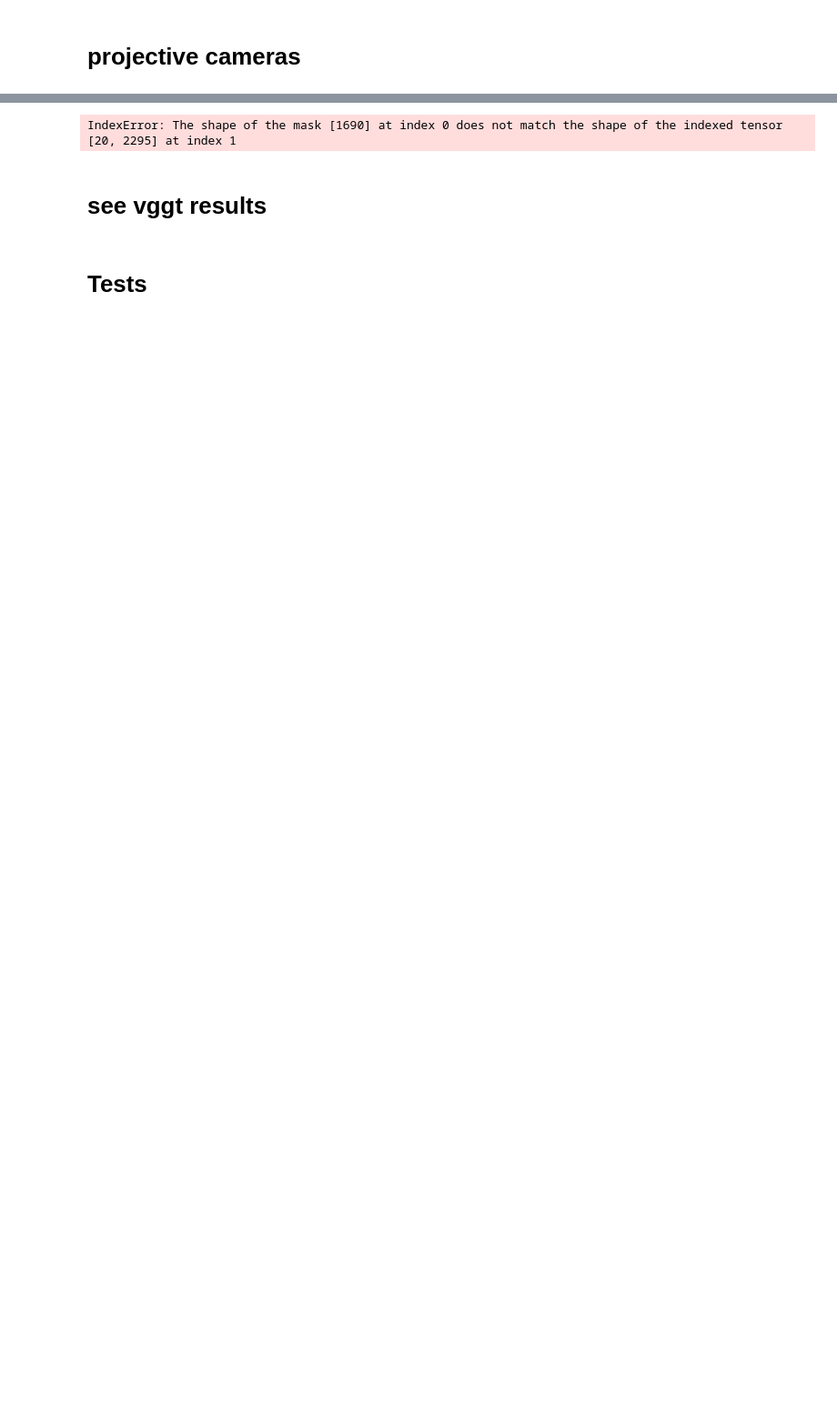
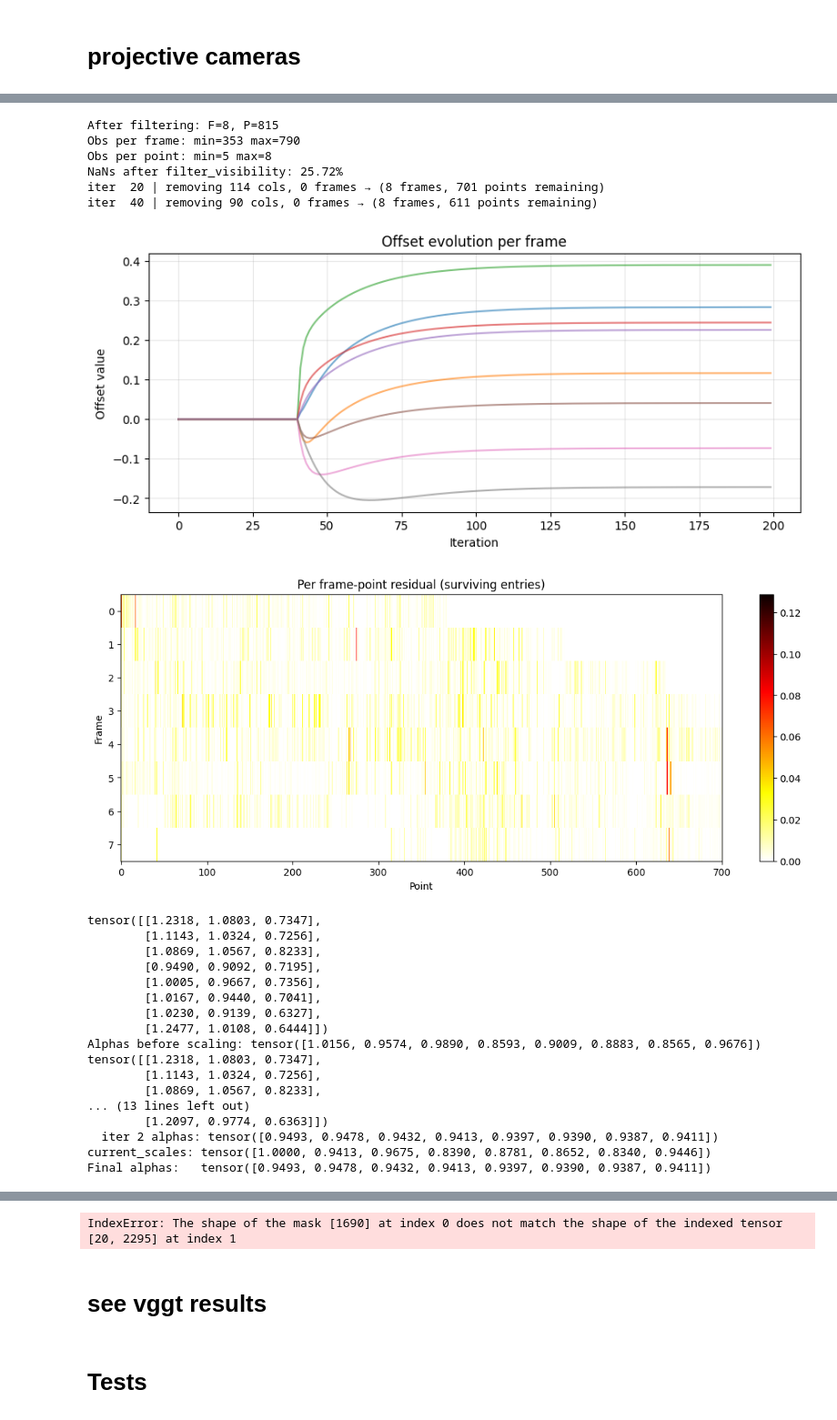
Before and after one commit to manel-ferreira-01/trackers, a Jupyter notebook: test.ipynb, the cells around one changed output, grey strips where cells are left out. Shown at 91% size. Saved outputs shown, nothing was run; the diff lists cells and outputs as text; code cells hidden in the pictures; blank space fills up the shorter version.

```diff
--- a/test.ipynb
+++ b/test.ipynb
@@ -741,0 +651,59 @@ Final alphas: tensor([0.9987, 0.9987, 0.9987, 0.9987, 0.9987, 0.9987, 0.9987, 0.
+# %%
+import importlib, src.mat_compl, src.projective_reconstruction
+importlib.reload(src.mat_compl)
+importlib.reload(src.projective_reconstruction)
+from src.projective_reconstruction import run_projective_reconstruction
+from src.projective_factorization import compare_3x4_trajectories
+
+rec = run_projective_reconstruction(
+    W_mat, lambda_mat,
+    iters=200,
+    num_scale_iters=2,
+    offset_mode="est",
+    removal_iters=(20,40),
+    plot=True,
+)
+
+cam_lists        = rec["cam_lists"]
+aligned_shape    = rec["aligned_shape"]
+final_W          = rec["final_W"]
+final_lam        = rec["final_lam"]
+final_W_lam = rec["compl_W_lam"]
+current_scales   = rec["current_scales"]
+total_offsets    = rec["offsets"]
+vf, vp           = rec["vf"], rec["vp"]
+mask_f           = rec["mask_f"]
+surviving_frames = rec["surviving_frames"]
+surviving_cols   = rec["surviving_cols"]
+mask             = ~torch.isfinite(lambda_mat)
+
+gt_cams = gt_camera_matrices[frame_start:frame_cut:frame_skip]
+result = compare_3x4_trajectories(cam_lists, gt_cams)
+print(f"Average Rotation Error:            {result['mean_rot']:.4f}°")
+print(f"Average Translation Direction Error: {result['mean_dir']:.4f}°")
+# %% [output]
+After filtering: F=8, P=815
+Obs per frame: min=353 max=790
+Obs per point: min=5 max=8
+NaNs after filter_visibility: 25.72%
+iter  20 | removing 114 cols, 0 frames → (8 frames, 701 points remaining)
+iter  40 | removing 90 cols, 0 frames → (8 frames, 611 points remaining)
+[figure, added]
+[figure, added]
+tensor([[1.2318, 1.0803, 0.7347],
+        [1.1143, 1.0324, 0.7256],
+        [1.0869, 1.0567, 0.8233],
+        [0.9490, 0.9092, 0.7195],
+        [1.0005, 0.9667, 0.7356],
+        [1.0167, 0.9440, 0.7041],
+        [1.0230, 0.9139, 0.6327],
+        [1.2477, 1.0108, 0.6444]])
+Alphas before scaling: tensor([1.0156, 0.9574, 0.9890, 0.8593, 0.9009, 0.8883, 0.8565, 0.9676])
+tensor([[1.2318, 1.0803, 0.7347],
+        [1.1143, 1.0324, 0.7256],
+        [1.0869, 1.0567, 0.8233],
+... (13 lines left out)
+        [1.2097, 0.9774, 0.6363]])
+  iter 2 alphas: tensor([0.9493, 0.9478, 0.9432, 0.9413, 0.9397, 0.9390, 0.9387, 0.9411])
+current_scales: tensor([1.0000, 0.9413, 0.9675, 0.8390, 0.8781, 0.8652, 0.8340, 0.9446])
+Final alphas:   tensor([0.9493, 0.9478, 0.9432, 0.9413, 0.9397, 0.9390, 0.9387, 0.9411])
```
Also changed, not shown: parts of 20 cells of this notebook, 5 other files.
